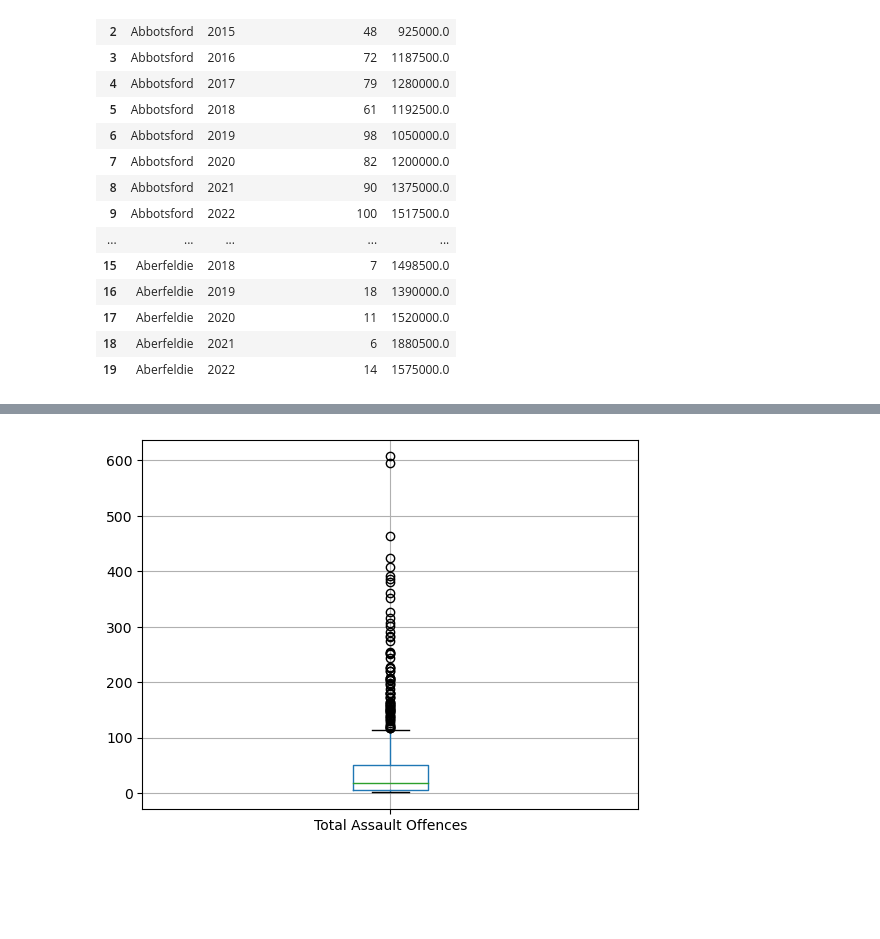
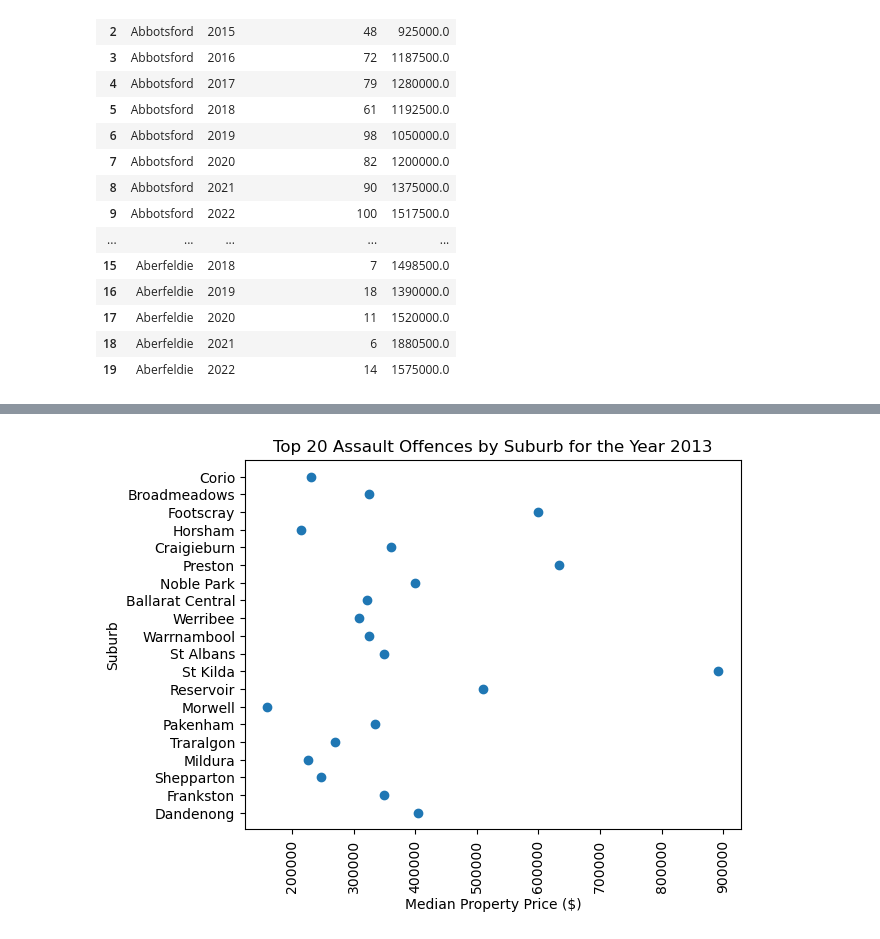
Before and after one commit to rsamma1606/proj-one-group-8, a Jupyter notebook: prj-one_Crime_vs_Property.ipynb, the cells around one changed output, grey strips where cells are left out. Cells and saved outputs as stored; diff of their text form; code cells hidden in the pictures; blank space fills up the shorter version.

```diff
--- a/prj-one_Crime_vs_Property.ipynb
+++ b/prj-one_Crime_vs_Property.ipynb
@@ -318,6 +324,15 @@ plt.show()
-# %%
-# Sample
-boxplot = summed_data_2013.boxplot(column="Total Assault Offences")
-plt.show()
-# %% [output]
-[figure, removed]
+# %%
+# Scatter Plot
+plt.scatter(Top20_Assault_data_2013["Median Property Price ($)"], Top20_Assault_data_2013["Suburb"])
+
+plt.title("Top 20 Assault Offences by Suburb for the Year 2013")
+plt.ylabel("Suburb")
+plt.xlabel("Median Property Price ($)")
+
+plt.xticks(rotation=90)
+plt.show()
+
+
+# More Expensive the area the less crime on average
+# %% [output]
+[figure, added]
```
Also changed, not shown: parts of 22 cells of this notebook.
